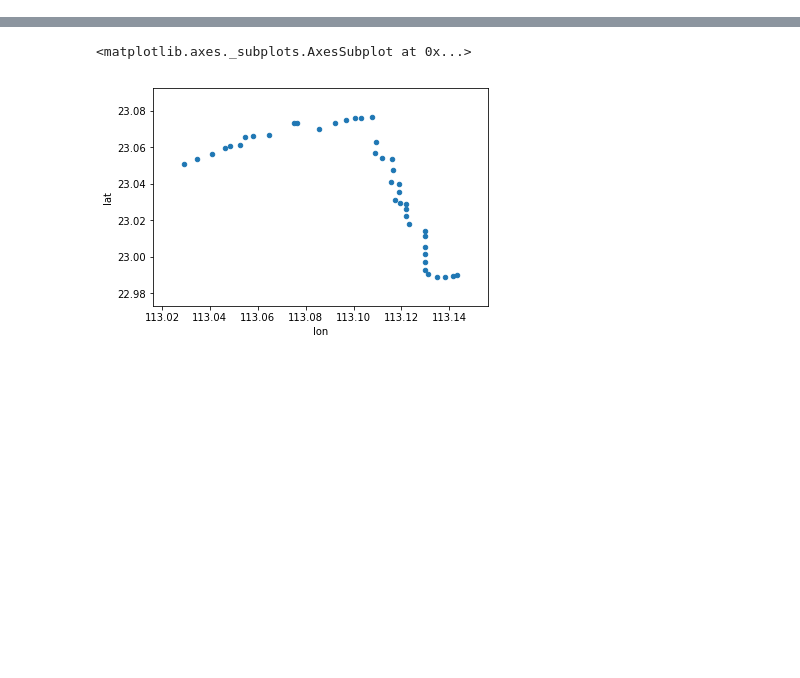
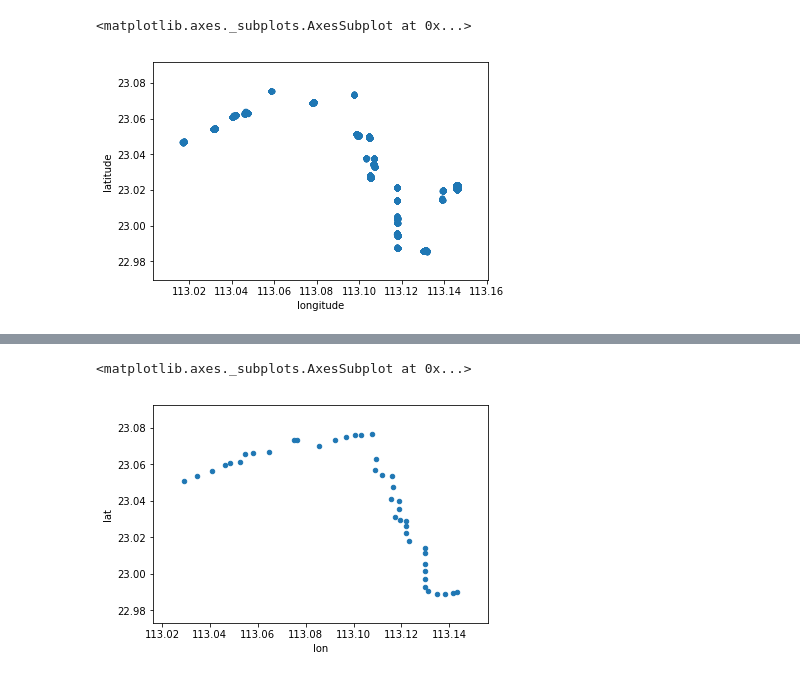
Before and after one commit to chenkf/SI699, a Jupyter notebook: busstop.ipynb, the cells around one changed output, grey strips where cells are left out. Drawn from its saved outputs; the diff is of its cells as text; code cells hidden in the pictures; blank space fills up the shorter version.

```diff
--- a/busstop.ipynb
+++ b/busstop.ipynb
@@ -153,0 +137,8 @@ stop_loc_df_unique.plot.scatter("longitude","latitude")
+# %%
+stop_loc_15_df_unique = stop_loc_15_df.drop_duplicates().sort_values("nearby",ascending = False)
+# stop_loc_15_df_unique.head(30)
+stop_loc_15_df_unique = stop_loc_15_df_unique[(stop_loc_15_df_unique["nearby"]<10000)&(stop_loc_15_df_unique["nearby"]>200)]
+stop_loc_15_df_unique.plot.scatter("longitude","latitude")
+# %% [output]
+<matplotlib.axes._subplots.AxesSubplot at 0x...>
+[figure, added]
```
Also changed, not shown: parts of 71 cells of this notebook.
